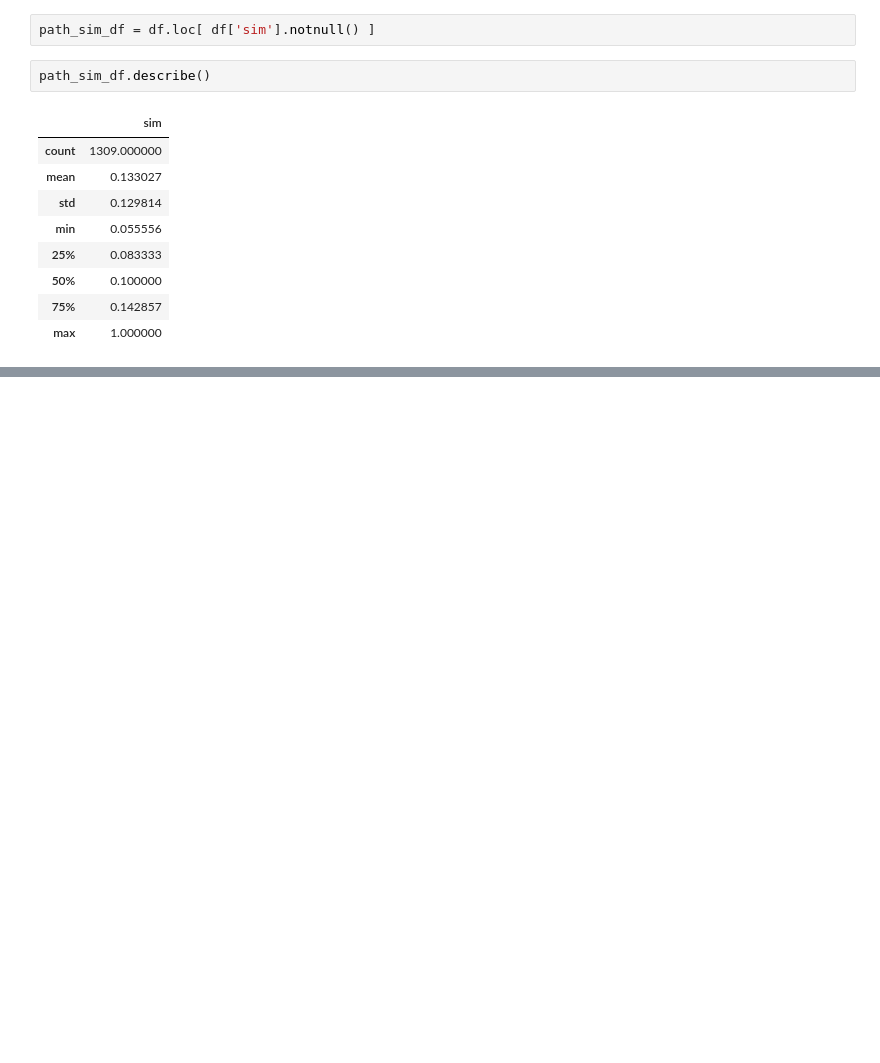
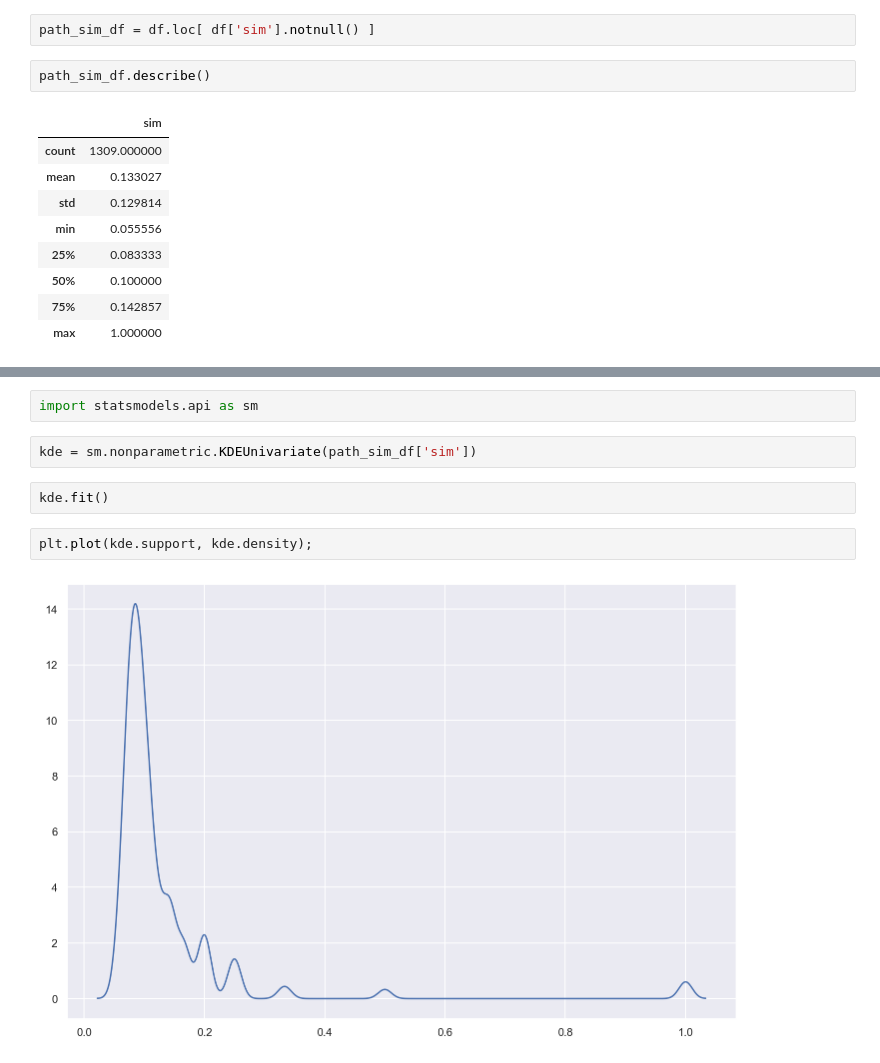
Before and after one commit to gerberl/emoji2sense_nextpaper, a Jupyter notebook: wordnet-distance-as-loss/expl.ipynb, the cells around one changed output, grey strips where cells are left out. Saved outputs shown, nothing was run; the diff lists cells and outputs as text; blank space fills up the shorter version.

```diff
--- a/wordnet-distance-as-loss/expl.ipynb
+++ b/wordnet-distance-as-loss/expl.ipynb
@@ -49,0 +194,10 @@ path_sim_df.describe()
+# %%
+import statsmodels.api as sm
+# %%
+kde = sm.nonparametric.KDEUnivariate(path_sim_df['sim'])
+# %%
+kde.fit()
+# %%
+plt.plot(kde.support, kde.density);
+# %% [output]
+[figure, added]
```
Also changed, not shown: parts of 54 cells of this notebook.
